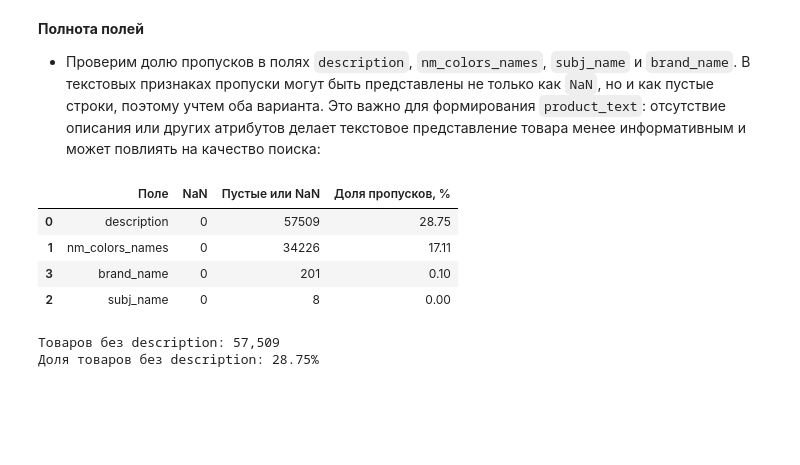
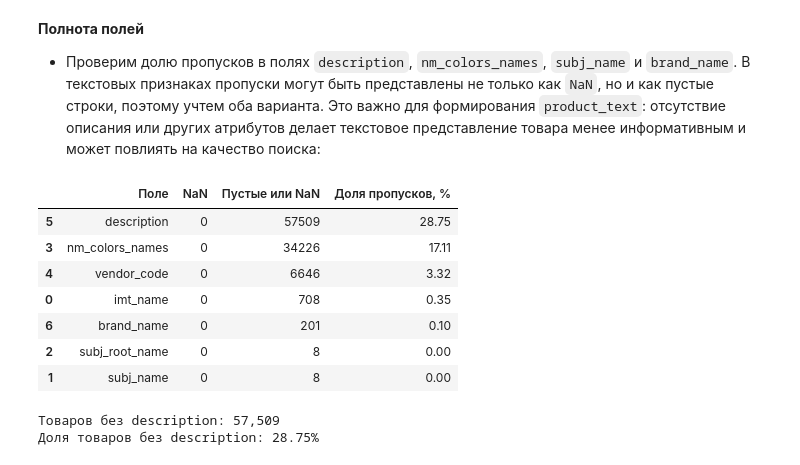
Before and after one commit to YuliyaZabotina/semantic-search-project, a Jupyter notebook: semantic_search_project.ipynb, the cells around one changed output. Cells and saved outputs as stored; diff of their text form; code cells hidden in the pictures; blank space fills up the shorter version.

```diff
--- a/semantic_search_project.ipynb
+++ b/semantic_search_project.ipynb
@@ -484,9 +543,12 @@ plt.show()
 # %%
 # Поля, для которых проверяем полноту
 fields_to_check = [
+    "imt_name",
+    "subj_name",
+    "subj_root_name",
+    "nm_colors_names",
+    "vendor_code",
     "description",
-    "nm_colors_names",
-    "subj_name",
     "brand_name",
 ]
 
@@ -505,37 +567,40 @@ for col in fields_to_check:
         .eq("")
         .sum()
     )
 
     missing_stats.append({
         "field": col,
         "nan_count": n_nan,
         "empty_or_nan_count": n_empty,
         "empty_or_nan_share": n_empty / len(df_raw),
     })
 
 missing_stats = pd.DataFrame(missing_stats)
 
 display(
     missing_stats
     .sort_values("empty_or_nan_share", ascending=False)
     .assign(
         empty_or_nan_share=lambda x: (
             x["empty_or_nan_share"] * 100
         ).round(2)
     )
     .rename(columns={
         "field": "Поле",
         "nan_count": "NaN",
         "empty_or_nan_count": "Пустые или NaN",
         "empty_or_nan_share": "Доля пропусков, %",
     })
 )
 # %% [output]
 |  | Поле | NaN | Пустые или NaN | Доля пропусков, % |
-| 0 | description | 0 | 57509 | 28.75 |
-| 1 | nm_colors_names | 0 | 34226 | 17.11 |
-| 3 | brand_name | 0 | 201 | 0.10 |
-| 2 | subj_name | 0 | 8 | 0.00 |
+| 5 | description | 0 | 57509 | 28.75 |
+| 3 | nm_colors_names | 0 | 34226 | 17.11 |
+| 4 | vendor_code | 0 | 6646 | 3.32 |
+| 0 | imt_name | 0 | 708 | 0.35 |
+| 6 | brand_name | 0 | 201 | 0.10 |
+| 2 | subj_root_name | 0 | 8 | 0.00 |
+| 1 | subj_name | 0 | 8 | 0.00 |
 # %%
 no_description_mask = (
     df_raw["description"]
```
Also changed, not shown: parts of 151 cells of this notebook, 2 other files.
